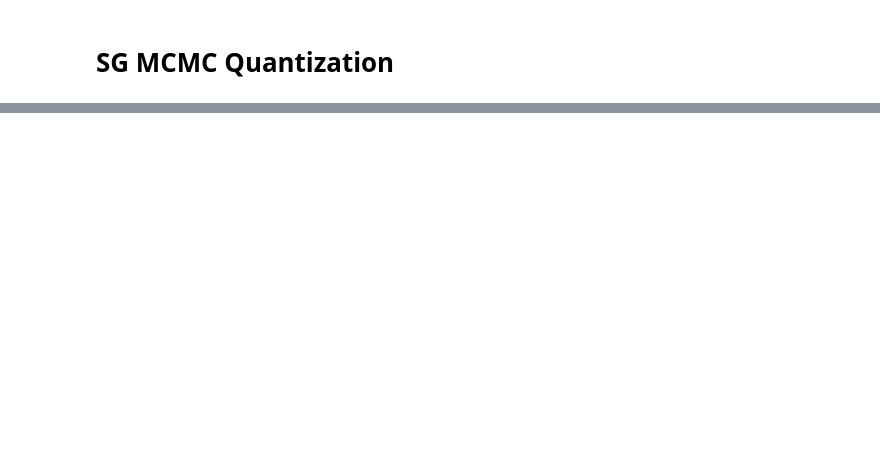
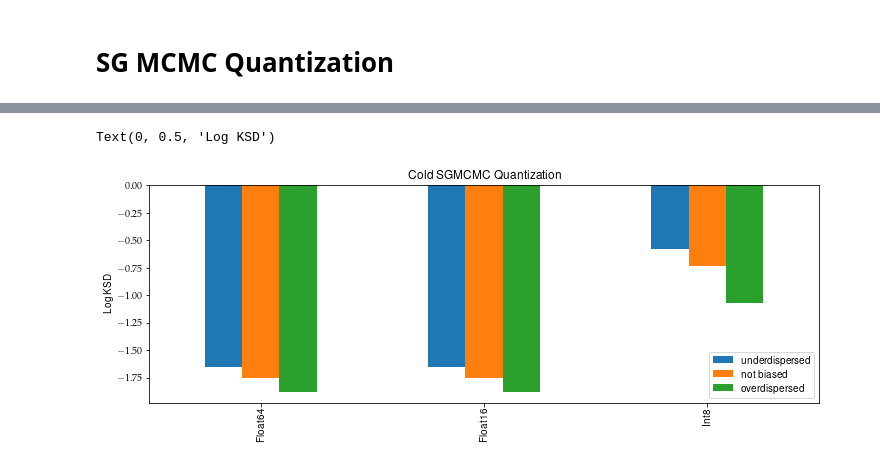
Before and after one commit to shernandez-ucm/trax, a Jupyter notebook: quantized_sgmcmc_diagnostics.ipynb, the cells around one changed output, grey strips where cells are left out. Cells and saved outputs as stored; diff of their text form; code cells hidden in the pictures; blank space fills up the shorter version.

```diff
--- a/quantized_sgmcmc_diagnostics.ipynb
+++ b/quantized_sgmcmc_diagnostics.ipynb
@@ -148,0 +149,32 @@ Text(0, 0.5, 'Log KSD')
+# %%
+def sgmcmc_diagnostic_cold_posterior(samples,mu,sigma,T=1e-1):
+    logpdf = lambda params: (1/T)*stats.multivariate_normal.logpdf(params, mu, sigma)
+    _, grads = vmap(vmap(value_and_grad(logpdf), 0, 0), 1, 1)(samples)
+    numpy_grads=np.array(grads)
+    ksd_samples=list()
+    for i in range(samples.shape[0]):
+        vfk0 = make_imq(samples[i,:],numpy_grads[i,:], pre='sclmed')
+        ks_smp=ksd(samples[i,:],numpy_grads[i,:],vfk0)
+        ksd_samples.append(np.sqrt(np.sum(ks_smp))/len(ks_smp))
+    log_ksd = np.log10(ksd_samples)
+    return log_ksd
+
+T=10
+ksd_float64=sgmcmc_diagnostic_cold_posterior(samples,mu,sigma,T=T)
+ksd_float16=sgmcmc_diagnostic_cold_posterior(samples.astype(np.float16),mu,sigma,T=T)
+
+q_samples,s,z=quantize_samples(samples)
+r_samples=dequantizate_samples(samples,s,z)
+ksd_int8=sgmcmc_diagnostic_cold_posterior(r_samples,mu,sigma,T=T)
+# %%
+ksd_precisions=np.stack([ksd_float64,ksd_float16,ksd_int8])
+df=pd.DataFrame({'underdispersed':ksd_precisions[:,0],
+                'not biased':ksd_precisions[:,1],
+                'overdispersed':ksd_precisions[:,2]},
+                index=['Float64','Float16','Int8'])
+df.plot(kind="bar",figsize=(12, 4))
+plt.title("Cold SGMCMC Quantization")
+plt.ylabel("Log KSD")
+# %% [output]
+Text(0, 0.5, 'Log KSD')
+[figure, added]
```
Also changed, not shown: parts of 4 cells of this notebook.
